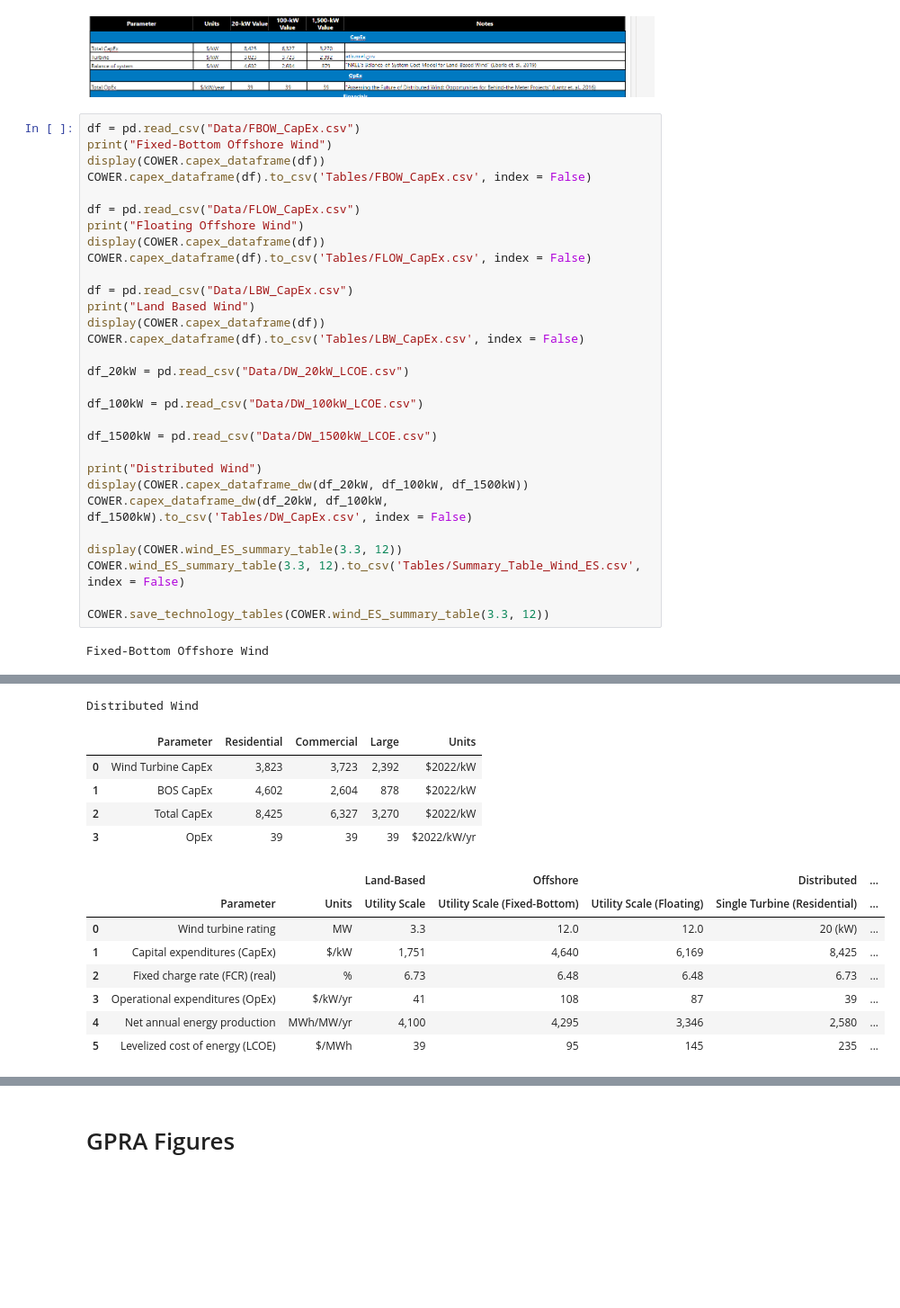
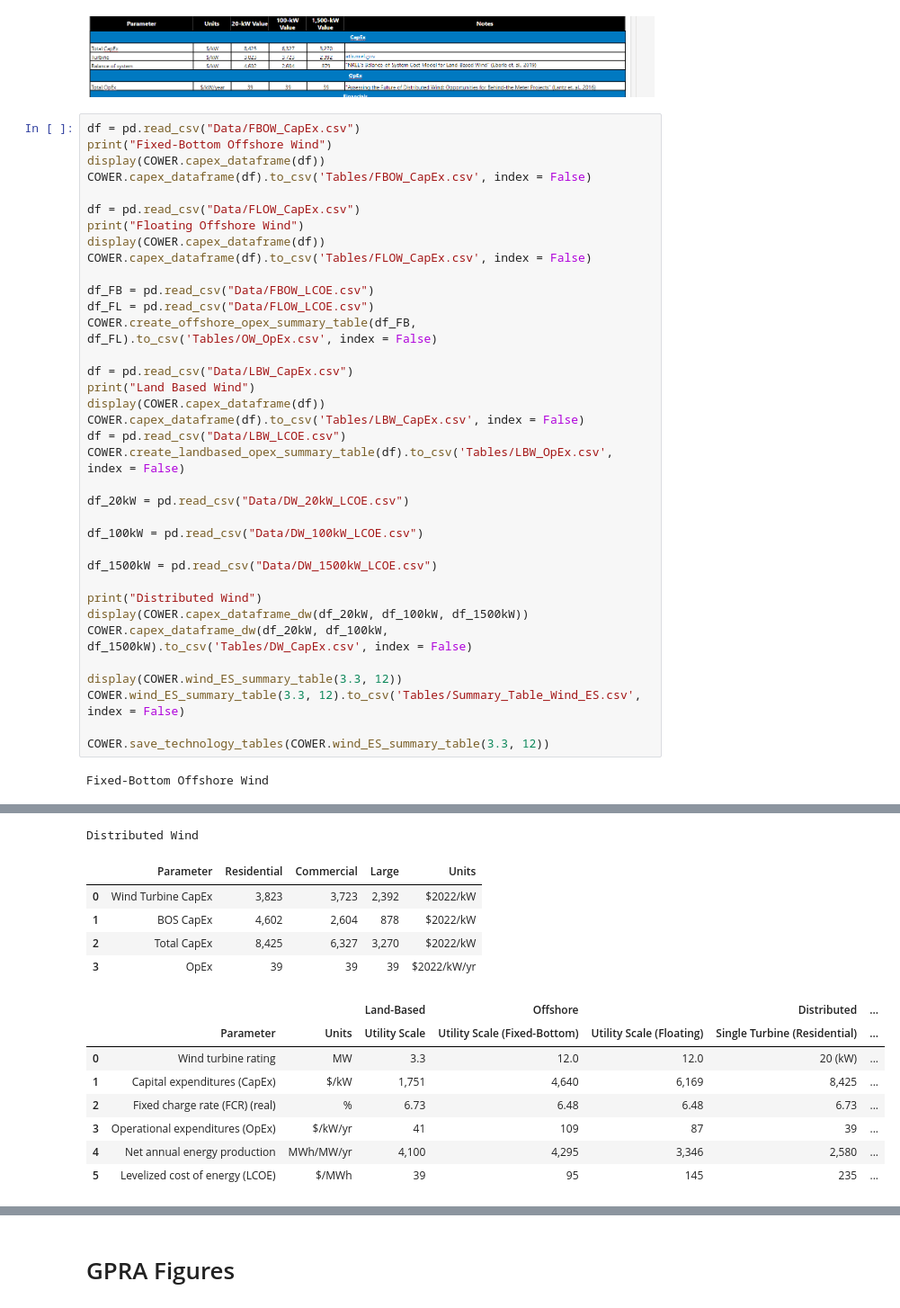
Before and after one commit to dmulash/Annual_Reporting_Workflow, a Jupyter notebook: COWER.ipynb, the cells around one changed output, grey strips where cells are left out. Shown at 90% size. Cells and saved outputs as stored; diff of their text form; blank space fills up the shorter version.

```diff
--- a/COWER.ipynb
+++ b/COWER.ipynb
@@ -132,10 +124,16 @@ print("Floating Offshore Wind")
 display(COWER.capex_dataframe(df))
 COWER.capex_dataframe(df).to_csv('Tables/FLOW_CapEx.csv', index = False)
 
+df_FB = pd.read_csv("Data/FBOW_LCOE.csv")
+df_FL = pd.read_csv("Data/FLOW_LCOE.csv")
+COWER.create_offshore_opex_summary_table(df_FB, df_FL).to_csv('Tables/OW_OpEx.csv', index = False)
+
 df = pd.read_csv("Data/LBW_CapEx.csv")
 print("Land Based Wind")
 display(COWER.capex_dataframe(df))
 COWER.capex_dataframe(df).to_csv('Tables/LBW_CapEx.csv', index = False)
+df = pd.read_csv("Data/LBW_LCOE.csv")
+COWER.create_landbased_opex_summary_table(df).to_csv('Tables/LBW_OpEx.csv', index = False)
 
 df_20kW = pd.read_csv("Data/DW_20kW_LCOE.csv")
 
@@ -191,34 +189,34 @@ Floating Offshore Wind
 Land Based Wind
 |  | Parameter | Value ($2022/kW) |
 | 0 | Total Turbine | 969 |
 | 1 | Tower | 245 |
 | 2 | Nacelle | 424 |
 | 3 | Rotor | 300 |
 | 4 | Total Balance of System | 517 |
 | 5 | Wind Turbine Transport | 172 |
 | 6 | Electrical Infrastructure | 64 |
 | 7 | Assembly and Installation | 89 |
 | 8 | Site Access and Staging | 42 |
 | 9 | Foundation | 106 |
 | 10 | Project Management | 12 |
 | 11 | Eng. and Development | 32 |
 | 12 | Total Soft Costs | 265 |
 | 13 | Wind Turbine Warranty | 115 |
 | 14 | Contingency | 48 |
 | 15 | Construction Finance | 102 |
 | 16 | Total CapEx | 1,751 |
 Distributed Wind
 |  | Parameter | Residential | Commercial | Large | Units |
 | 0 | Wind Turbine CapEx | 3,823 | 3,723 | 2,392 | $2022/kW |
 | 1 | BOS CapEx | 4,602 | 2,604 | 878 | $2022/kW |
 | 2 | Total CapEx | 8,425 | 6,327 | 3,270 | $2022/kW |
 | 3 | OpEx | 39 | 39 | 39 | $2022/kW/yr |
 |  |  |  | Land-Based | Offshore |  | Distributed | ... |
 |  | Parameter | Units | Utility Scale | Utility Scale (Fixed-Bottom) | Utility Scale (Floating) | Single Turbine (Residential) | ... |
 | 0 | Wind turbine rating | MW | 3.3 | 12.0 | 12.0 | 20 (kW) | ... |
 | 1 | Capital expenditures (CapEx) | $/kW | 1,751 | 4,640 | 6,169 | 8,425 | ... |
 | 2 | Fixed charge rate (FCR) (real) | % | 6.73 | 6.48 | 6.48 | 6.73 | ... |
-| 3 | Operational expenditures (OpEx) | $/kW/yr | 41 | 108 | 87 | 39 | ... |
+| 3 | Operational expenditures (OpEx) | $/kW/yr | 41 | 109 | 87 | 39 | ... |
 | 4 | Net annual energy production | MWh/MW/yr | 4,100 | 4,295 | 3,346 | 2,580 | ... |
 | 5 | Levelized cost of energy (LCOE) | $/MWh | 39 | 95 | 145 | 235 | ... |
 |  |  |  | Land-Based |
```
Also changed, not shown: parts of 13 cells of this notebook, 12 other files.
